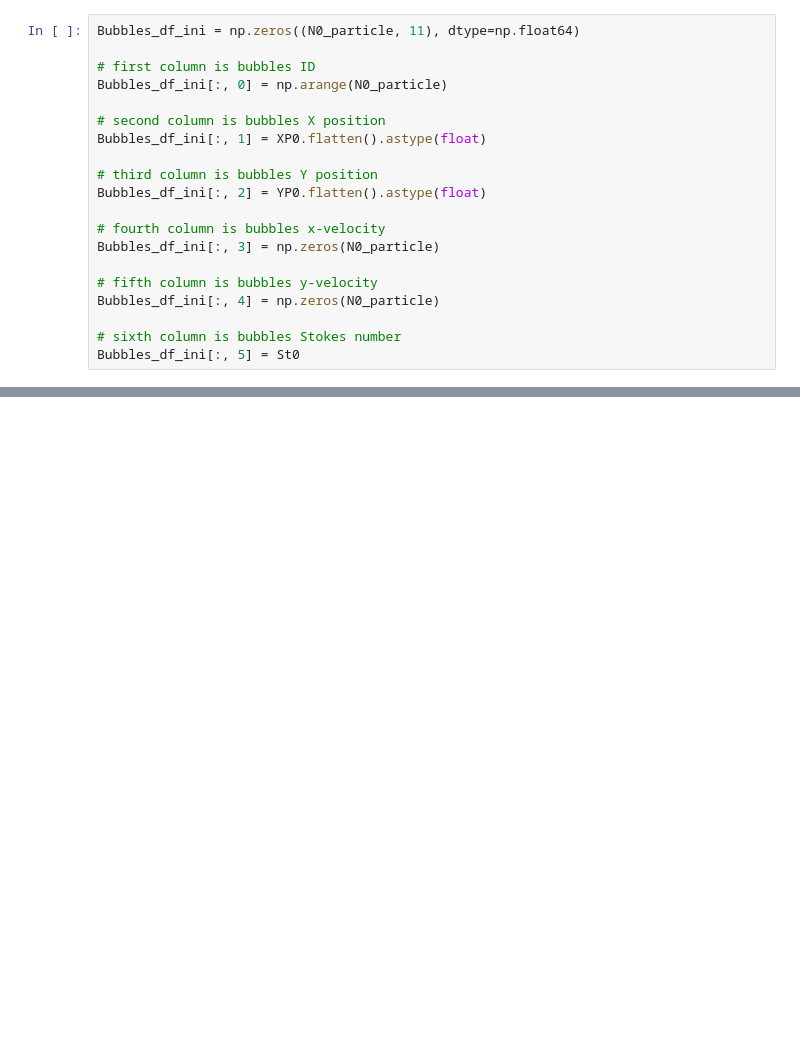
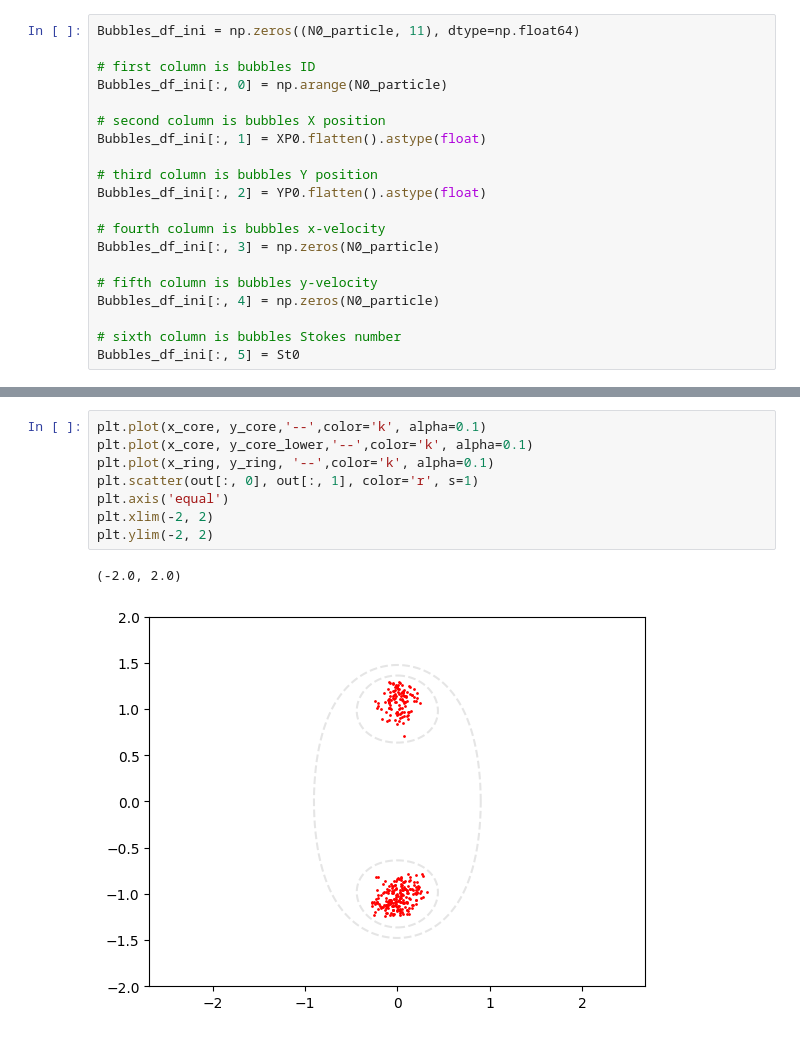
Before and after one commit to zhizhiL/norbury_rings, a Jupyter notebook: advection_testpad.ipynb, the cells around one changed output, grey strips where cells are left out. Saved outputs shown, nothing was run; the diff lists cells and outputs as text; blank space fills up the shorter version.

```diff
--- a/advection_testpad.ipynb
+++ b/advection_testpad.ipynb
@@ -183,0 +155,11 @@ IndexError: only integers, slices (`:`), ellipsis (`...`), numpy.newaxis (`None`
+# %%
+plt.plot(x_core, y_core,'--',color='k', alpha=0.1)
+plt.plot(x_core, y_core_lower,'--',color='k', alpha=0.1)
+plt.plot(x_ring, y_ring, '--',color='k', alpha=0.1)
+plt.scatter(out[:, 0], out[:, 1], color='r', s=1)
+plt.axis('equal')
+plt.xlim(-2, 2)
+plt.ylim(-2, 2)
+# %% [output]
+(-2.0, 2.0)
+[figure, added]
```
Also changed, not shown: parts of 5 cells of this notebook, 3 other files.
